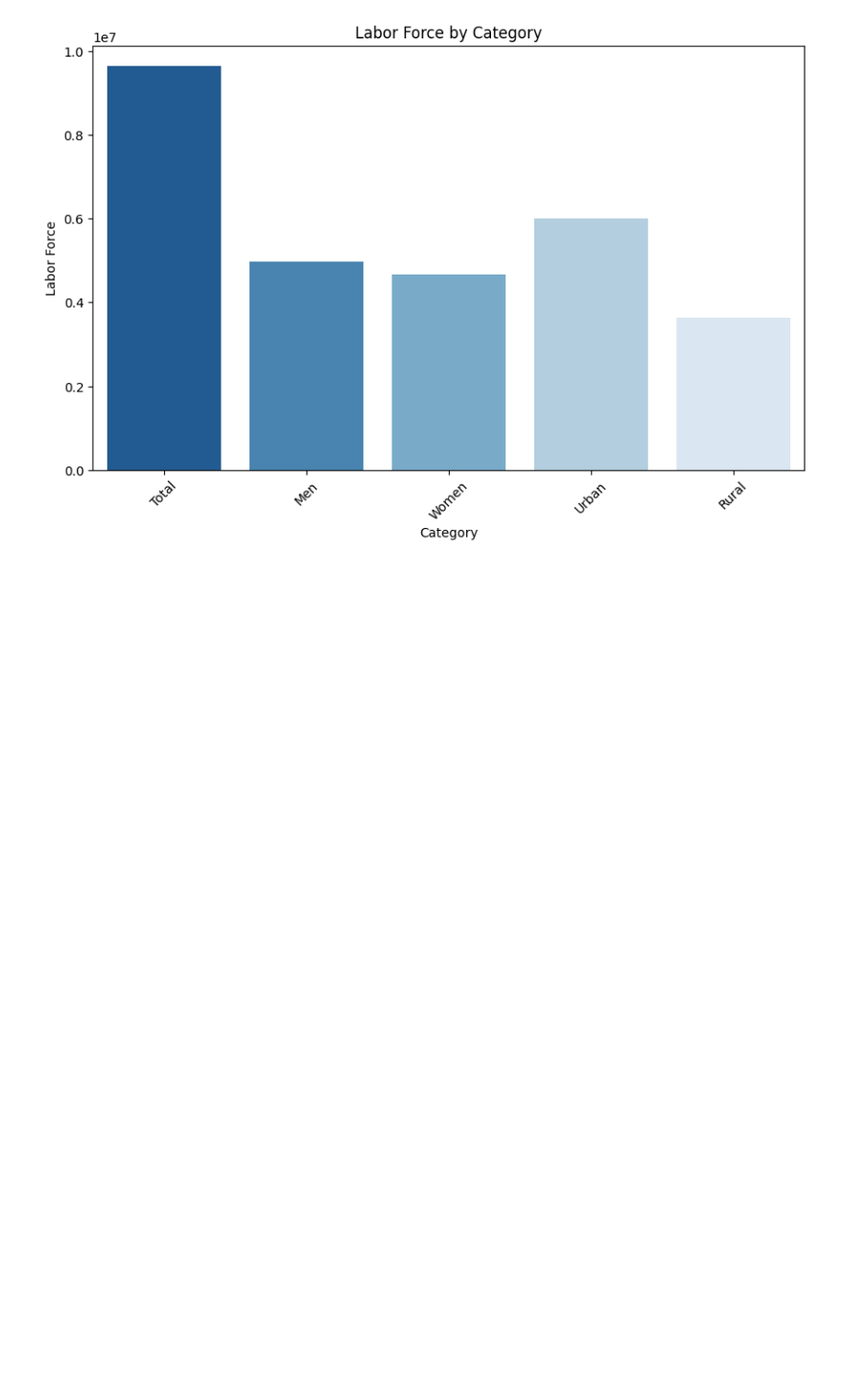
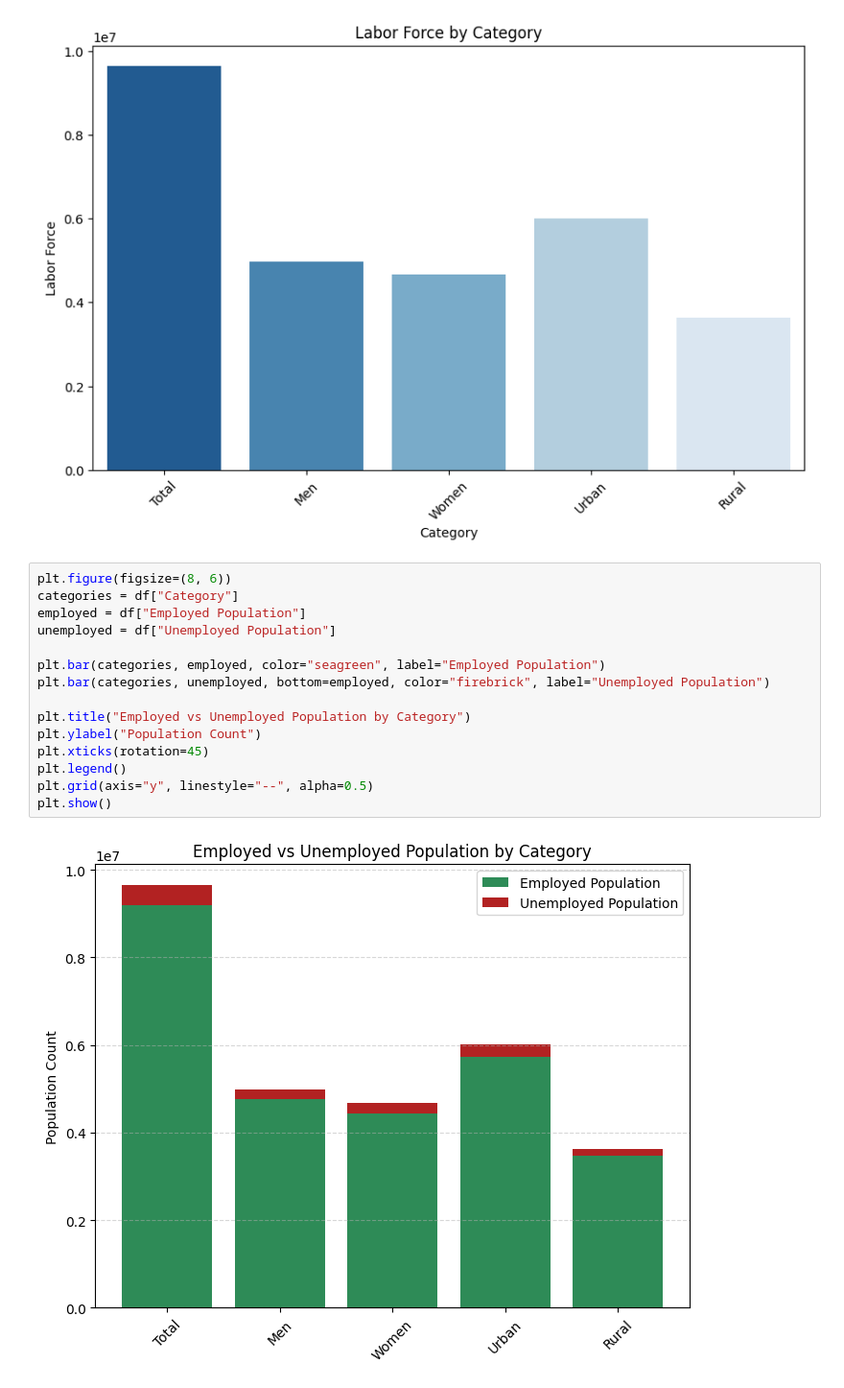
Before and after one commit to bochida/Economic-and-Employment-analysis-of-2024, a Jupyter notebook: python_analysis.ipynb, the cells around one changed output. Shown at 96% size. Drawn from its saved outputs; the diff is of its cells as text; blank space fills up the shorter version.

```diff
--- a/python_analysis.ipynb
+++ b/python_analysis.ipynb
@@ -204,3 +131,20 @@ Passing `palette` without assigning `hue` is deprecated and will be removed in v
 
   sns.barplot(x="Category", y="Labor Force", data=df, palette="Blues_r")
 [figure]
+# %%
+plt.figure(figsize=(8, 6))
+categories = df["Category"]
+employed = df["Employed Population"]
+unemployed = df["Unemployed Population"]
+
+plt.bar(categories, employed, color="seagreen", label="Employed Population")
+plt.bar(categories, unemployed, bottom=employed, color="firebrick", label="Unemployed Population")
+
+plt.title("Employed vs Unemployed Population by Category")
+plt.ylabel("Population Count")
+plt.xticks(rotation=45)
+plt.legend()
+plt.grid(axis="y", linestyle="--", alpha=0.5)
+plt.show()
+# %% [output]
+[figure, added]
```
Also changed, not shown: parts of 2 cells of this notebook.
